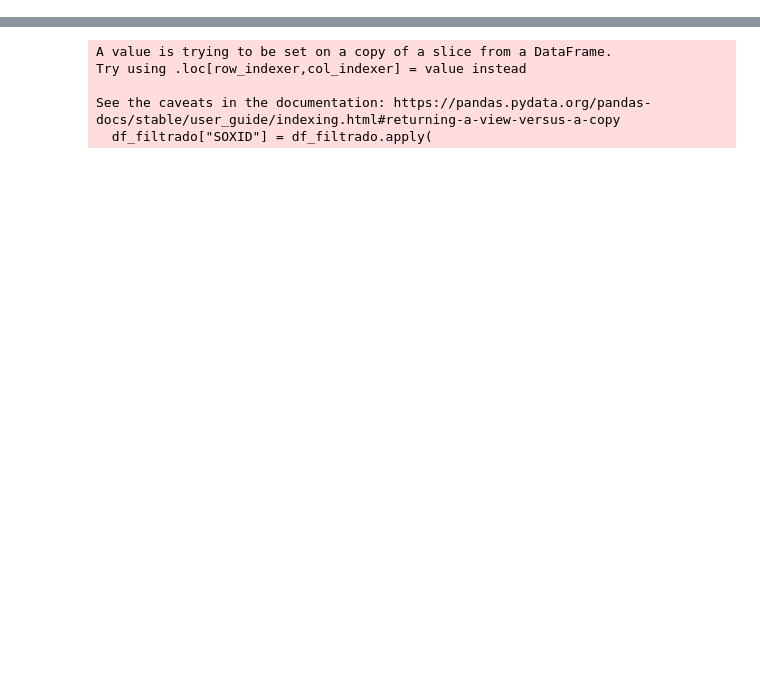
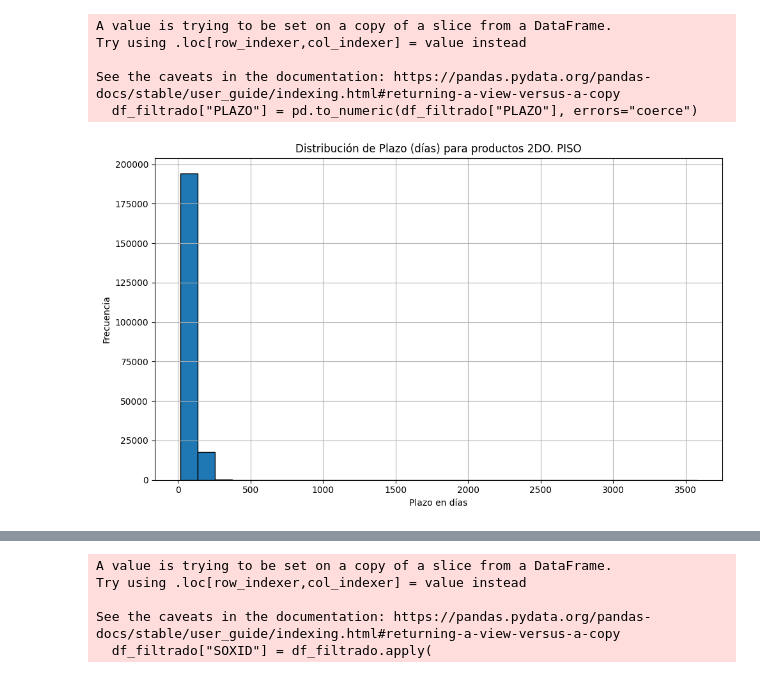
Before and after one commit to Ale1726/clientes_eda, a Jupyter notebook: productos_clientes.ipynb, the cells around one changed output, grey strips where cells are left out. Saved outputs shown, nothing was run; the diff lists cells and outputs as text; code cells hidden in the pictures; blank space fills up the shorter version.

```diff
--- a/productos_clientes.ipynb
+++ b/productos_clientes.ipynb
@@ -190,2 +608,0 @@ df[df["BCO_CLAVE"] == 77]
-# %%
-df = pd.read_csv("/home/ale1726/proyects/datalake/clientes/data/productos/TAS/data/26_02_2025/productos_clientes_TAS_T.dat")
@@ -202,3 +611,30 @@ df.head(5)
+# %%
+import matplotlib.pyplot as plt
+productos_deseados = [
+    "2DO. PISO, M.N. HABILITACION O AVIO",
+    "2DO. PISO, DLLS. HABILITACION O AVIO"
+]
+
+df_filtrado = df[df["PRODUCTO"].isin(productos_deseados)]
+
+df_filtrado["PLAZO"] = pd.to_numeric(df_filtrado["PLAZO"], errors="coerce")
+
+
+plt.figure(figsize=(10, 6))
+plt.hist(df_filtrado["PLAZO"].dropna(), bins=30, edgecolor='black')
+plt.title("Distribución de Plazo (días) para productos 2DO. PISO")
+plt.xlabel("Plazo en días")
+plt.ylabel("Frecuencia")
+plt.grid(True)
+plt.tight_layout()
+plt.show()
+# %% [output]
+A value is trying to be set on a copy of a slice from a DataFrame.
+Try using .loc[row_indexer,col_indexer] = value instead
+
+See the caveats in the documentation: https://pandas.pydata.org/pandas-docs/stable/user_guide/indexing.html#returning-a-view-versus-a-copy
+  df_filtrado["PLAZO"] = pd.to_numeric(df_filtrado["PLAZO"], errors="coerce")
+[figure, added]
 # %%
 df_filtrado = df_clientes[df_clientes['SISTEMA_ORIGEN'].str.contains(',')]
 # %%
```
Also changed, not shown: parts of 34 cells of this notebook, 1 other file.
